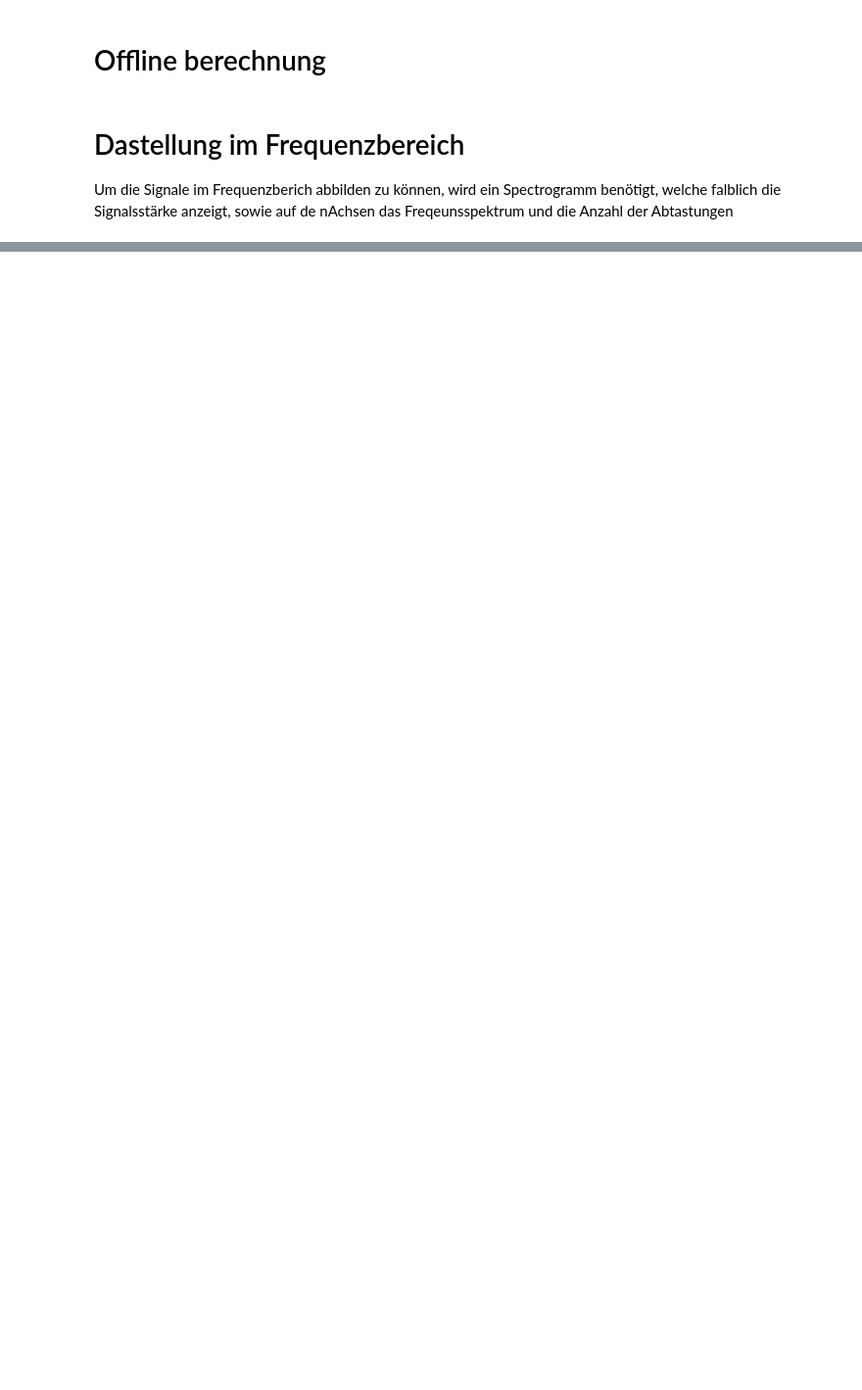
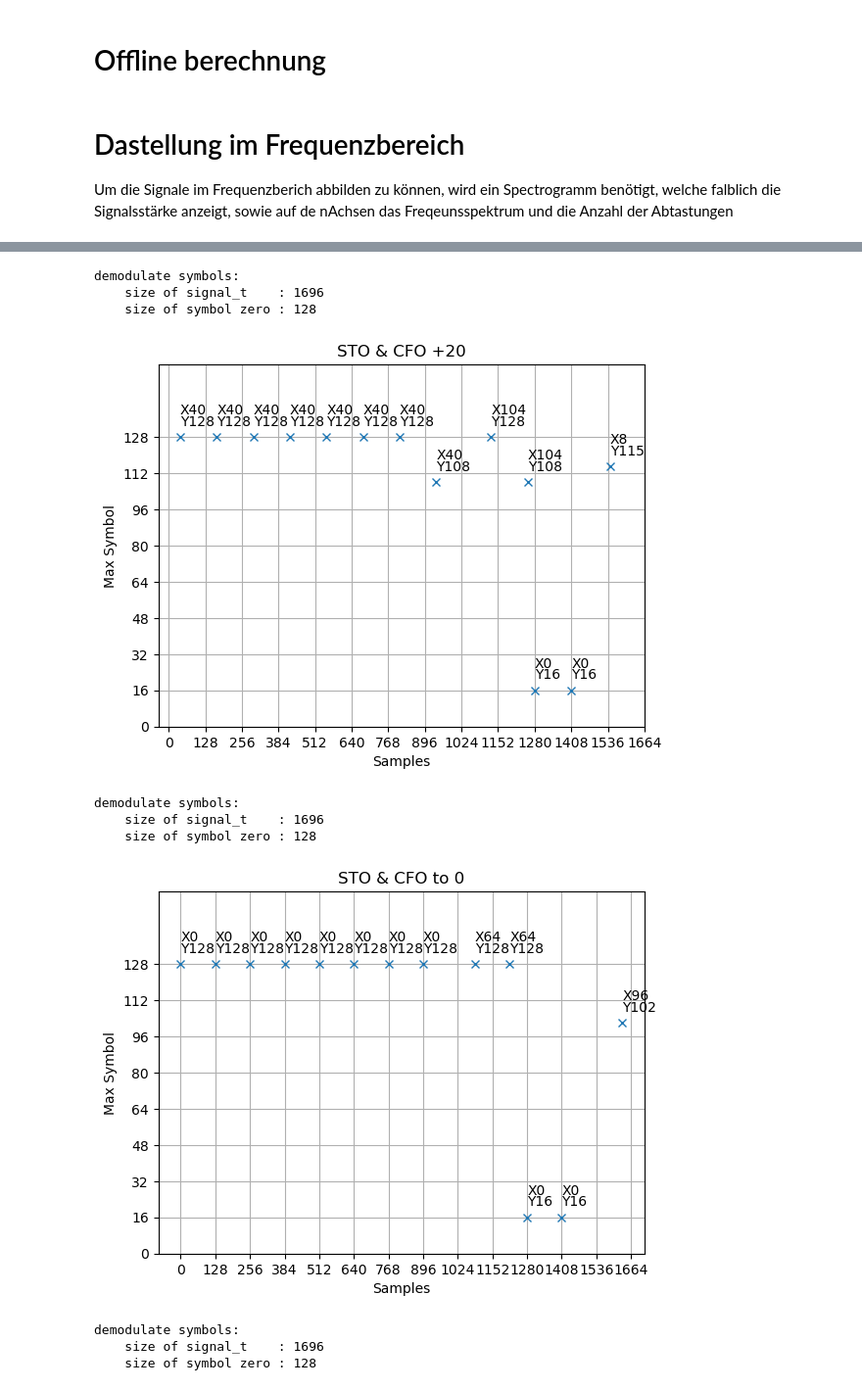
Before and after one commit to xedlix/PAIND, a Jupyter notebook: SDR/Code/Theorie.ipynb, the cells around one changed output, grey strips where cells are left out. Shown at 98% size. Cells and saved outputs as stored; diff of their text form; code cells hidden in the pictures; blank space fills up the shorter version.

```diff
--- a/SDR/Code/Theorie.ipynb
+++ b/SDR/Code/Theorie.ipynb
@@ -5,6 +5,8 @@ from os import stat
 import matplotlib.pyplot as plt
 import socket
 import scipy.signal as signal
+
+DEBUG_INFOS = True
 # %% [markdown]
 # Offline berechnung
 # %% [markdown]
@@ -192,0 +430,26 @@ size of symbol zero : 128
+# %%
+preamble_test = real_preamble(preamble,20,20)
+visualize_symbols(preamble_test,"STO & CFO +20")
+preamble_test_end = real_preamble(preamble_test,-20,-20)
+visualize_symbols(preamble_test_end,"STO & CFO to 0")
+visualize_symbols(preamble,"original")
+
+print("new Exeriment! \n")
+
+preamble_test =real_preamble(preamble,10,10)
+visualize_symbols(preamble_test,"STO & CFO +10")
+preamble_test_end = real_preamble(preamble_test,-10,-10)
+visualize_symbols(preamble_test_end,"STO & CFO to 0")
+visualize_symbols(preamble,"original")
+# %% [output]
+demodulate symbols:
+    size of signal_t    : 1696
+    size of symbol zero : 128
+[figure, added]
+demodulate symbols:
+    size of signal_t    : 1696
+    size of symbol zero : 128
+[figure, added]
+demodulate symbols:
+    size of signal_t    : 1696
+    size of symbol zero : 128
```
Also changed, not shown: parts of 15 cells of this notebook.
